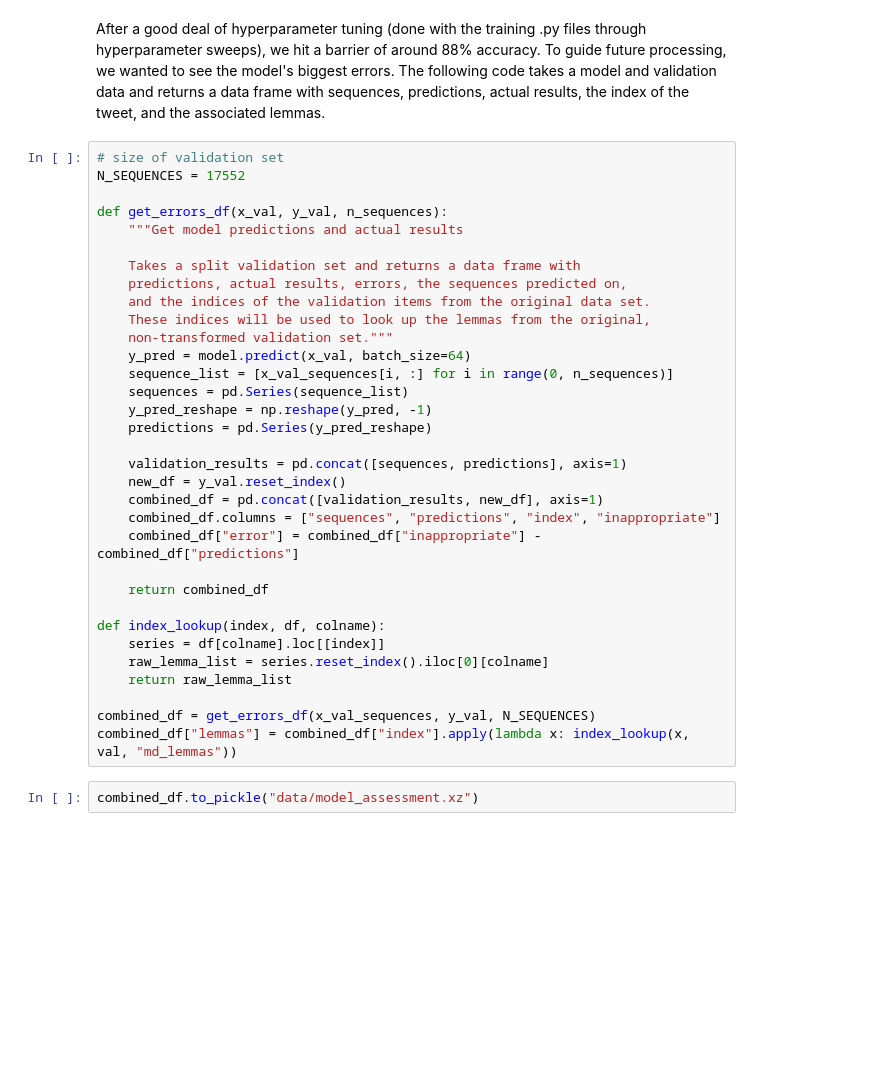
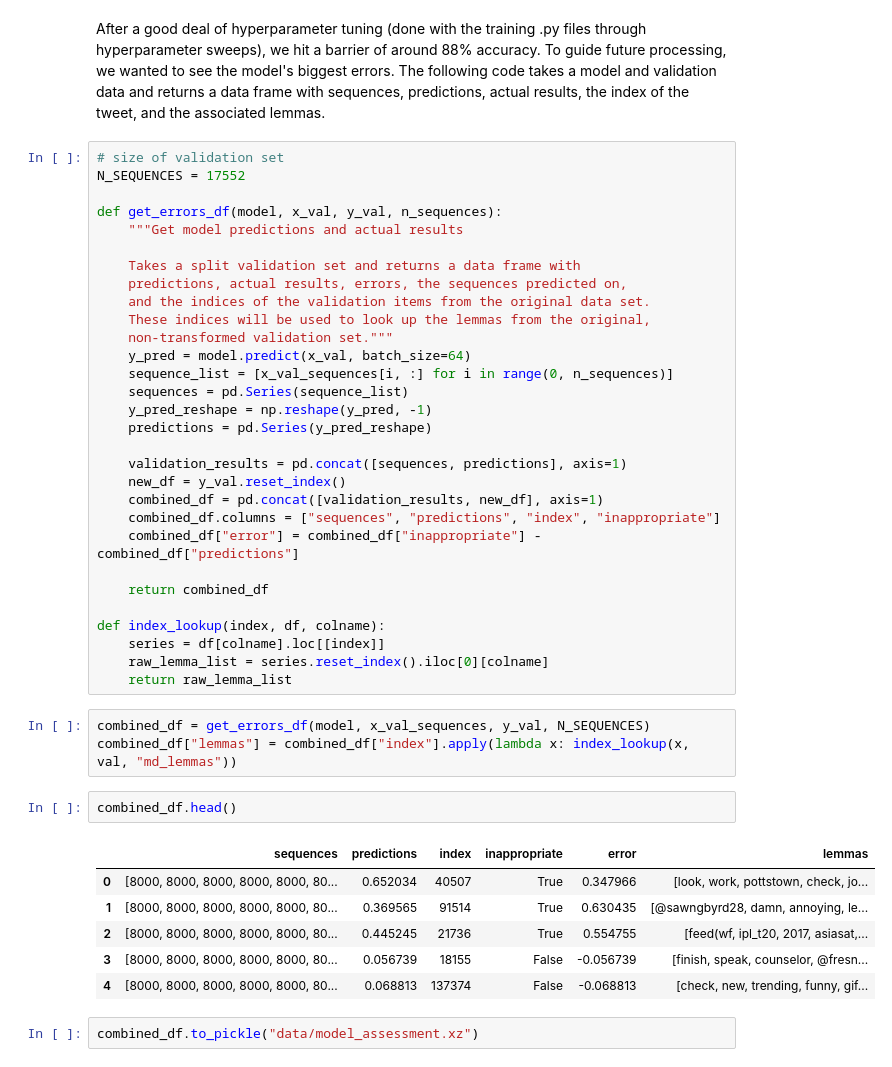
Before and after one commit to BloomTech-Labs/allay-ds, a Jupyter notebook: exploration/train_nn_models.ipynb, the cells around one changed output. Saved outputs shown, nothing was run; the diff lists cells and outputs as text; blank space fills up the shorter version.

Commit message:
Add function generating model prediction errors with corresponding lemmas

```diff
--- a/exploration/train_nn_models.ipynb
+++ b/exploration/train_nn_models.ipynb
@@ -336,7 +329,7 @@ After a good deal of hyperparameter tuning (done with the training .py files thr
 # size of validation set
 N_SEQUENCES = 17552
 
-def get_errors_df(x_val, y_val, n_sequences):
+def get_errors_df(model, x_val, y_val, n_sequences):
     """Get model predictions and actual results
 
     Takes a split validation set and returns a data frame with
@@ -362,9 +355,18 @@ def index_lookup(index, df, colname):
     series = df[colname].loc[[index]]
     raw_lemma_list = series.reset_index().iloc[0][colname]
     return raw_lemma_list
-
-combined_df = get_errors_df(x_val_sequences, y_val, N_SEQUENCES)
-combined_df["lemmas"] = combined_df["index"].apply(lambda x: index_lookup(x, val, "md_lemmas"))
+# %%
+combined_df = get_errors_df(model, x_val_sequences, y_val, N_SEQUENCES)
+combined_df["lemmas"] = combined_df["index"].apply(lambda x: index_lookup(x, val, "md_lemmas"))
+# %%
+combined_df.head()
+# %% [output]
+|  | sequences | predictions | index | inappropriate | error | lemmas |
+| 0 | [8000, 8000, 8000, 8000, 8000, 80... | 0.652034 | 40507 | True | 0.347966 | [look, work, pottstown, check, jo... |
+| 1 | [8000, 8000, 8000, 8000, 8000, 80... | 0.369565 | 91514 | True | 0.630435 | [@sawngbyrd28, damn, annoying, le... |
+| 2 | [8000, 8000, 8000, 8000, 8000, 80... | 0.445245 | 21736 | True | 0.554755 | [feed(wf, ipl_t20, 2017, asiasat,... |
+| 3 | [8000, 8000, 8000, 8000, 8000, 80... | 0.056739 | 18155 | False | -0.056739 | [finish, speak, counselor, @fresn... |
+| 4 | [8000, 8000, 8000, 8000, 8000, 80... | 0.068813 | 137374 | False | -0.068813 | [check, new, trending, funny, gif... |
 # %%
 combined_df.to_pickle("data/model_assessment.xz")
 # %% [markdown]
```
Also changed, not shown: parts of 4 cells of this notebook.
